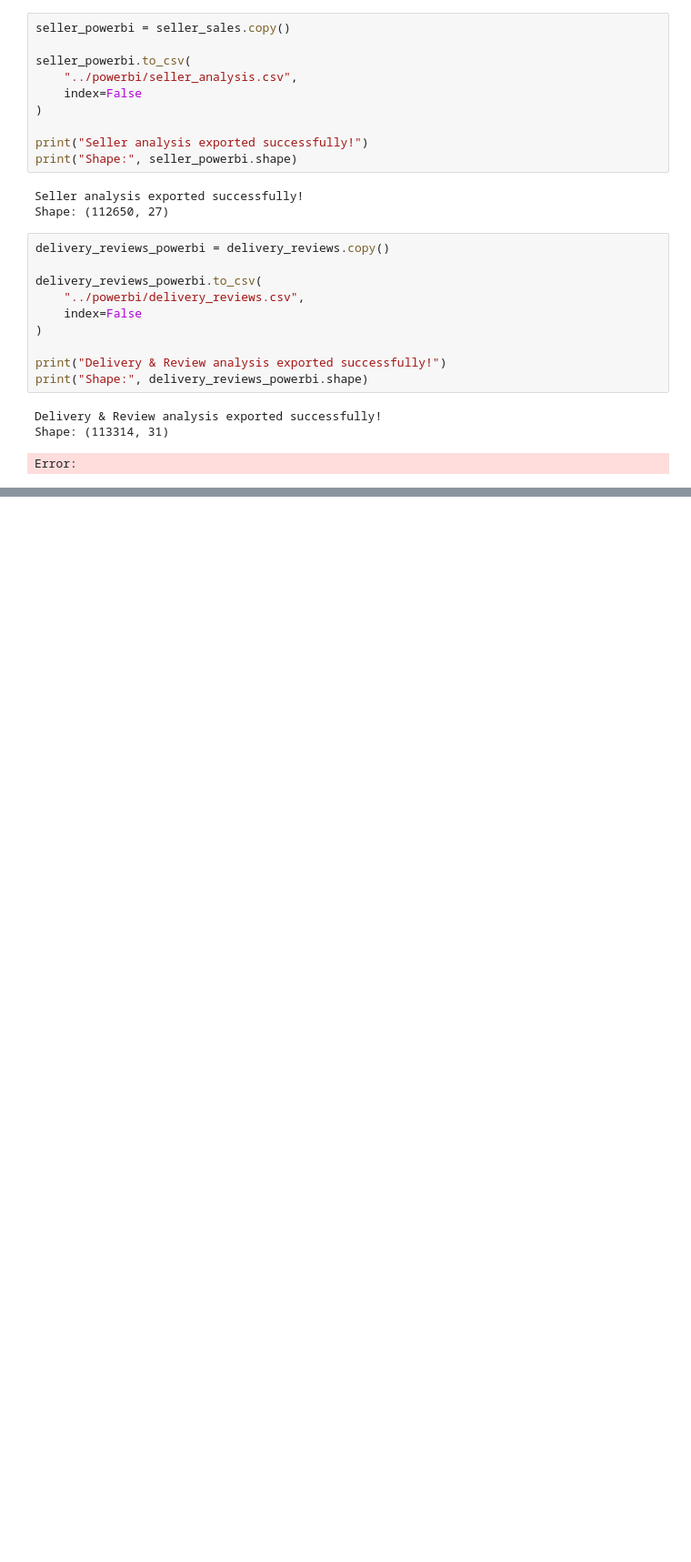
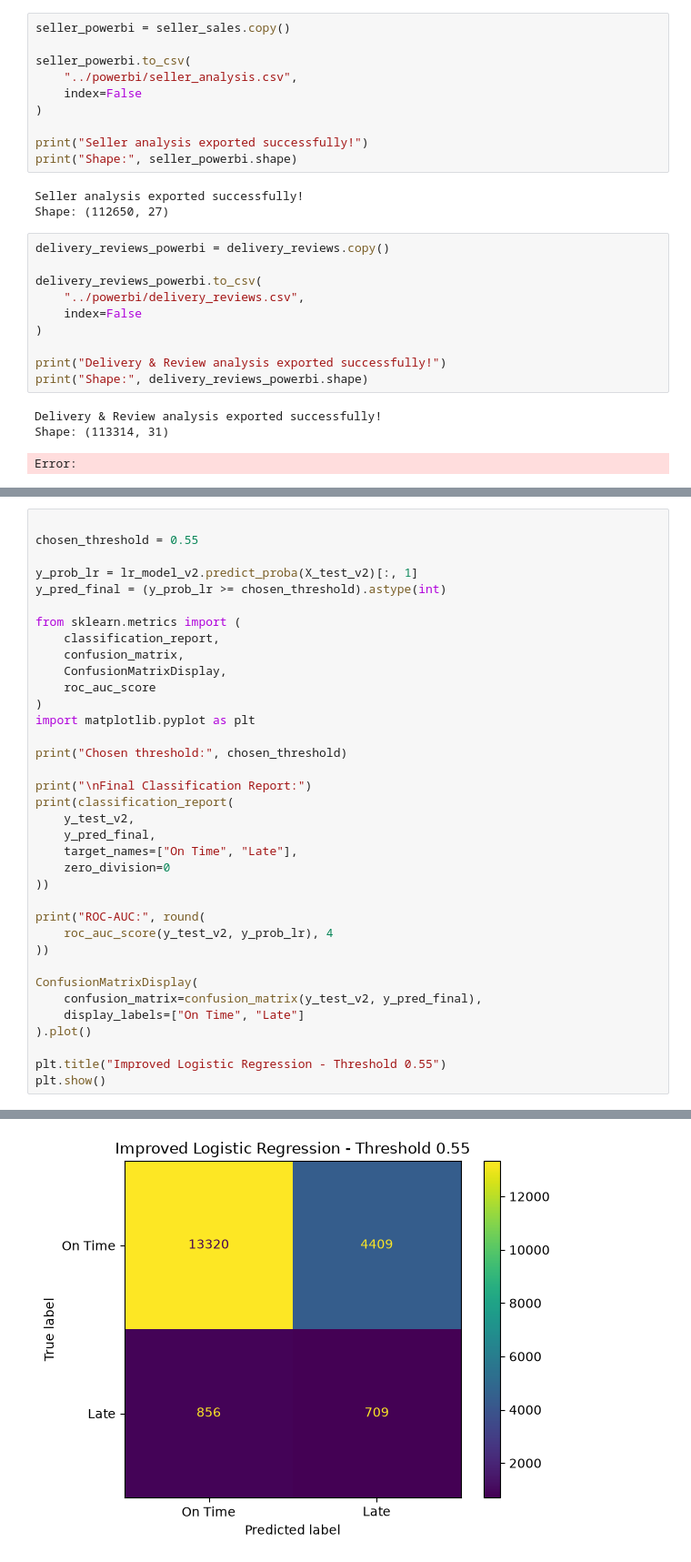
Before and after one commit to Suh-2223/E-Commerce-Sales-Customer-Intelligence-System, a Jupyter notebook: notebooks/Intelligence (2).ipynb, the cells around one changed output, grey strips where cells are left out. Shown at 91% size. Drawn from its saved outputs; the diff is of its cells as text; blank space fills up the shorter version.

```diff
--- a/notebooks/Intelligence (2).ipynb
+++ b/notebooks/Intelligence (2).ipynb
@@ -2076,0 +2802,37 @@ Error:
+# %%
+
+chosen_threshold = 0.55
+
+y_prob_lr = lr_model_v2.predict_proba(X_test_v2)[:, 1]
+y_pred_final = (y_prob_lr >= chosen_threshold).astype(int)
+
+from sklearn.metrics import (
+    classification_report,
+    confusion_matrix,
+    ConfusionMatrixDisplay,
+    roc_auc_score
+)
+import matplotlib.pyplot as plt
+
+print("Chosen threshold:", chosen_threshold)
+
+print("\nFinal Classification Report:")
+print(classification_report(
+    y_test_v2,
+    y_pred_final,
+    target_names=["On Time", "Late"],
+    zero_division=0
+))
+
+print("ROC-AUC:", round(
+    roc_auc_score(y_test_v2, y_prob_lr), 4
+))
+
+ConfusionMatrixDisplay(
+    confusion_matrix=confusion_matrix(y_test_v2, y_pred_final),
+    display_labels=["On Time", "Late"]
+).plot()
+
+plt.title("Improved Logistic Regression - Threshold 0.55")
+plt.show()
+# %% [output]
@@ -2076,0 +2852 @@ Error:
+[figure, added]
```
Also changed, not shown: parts of 56 cells of this notebook, 14 other files.
